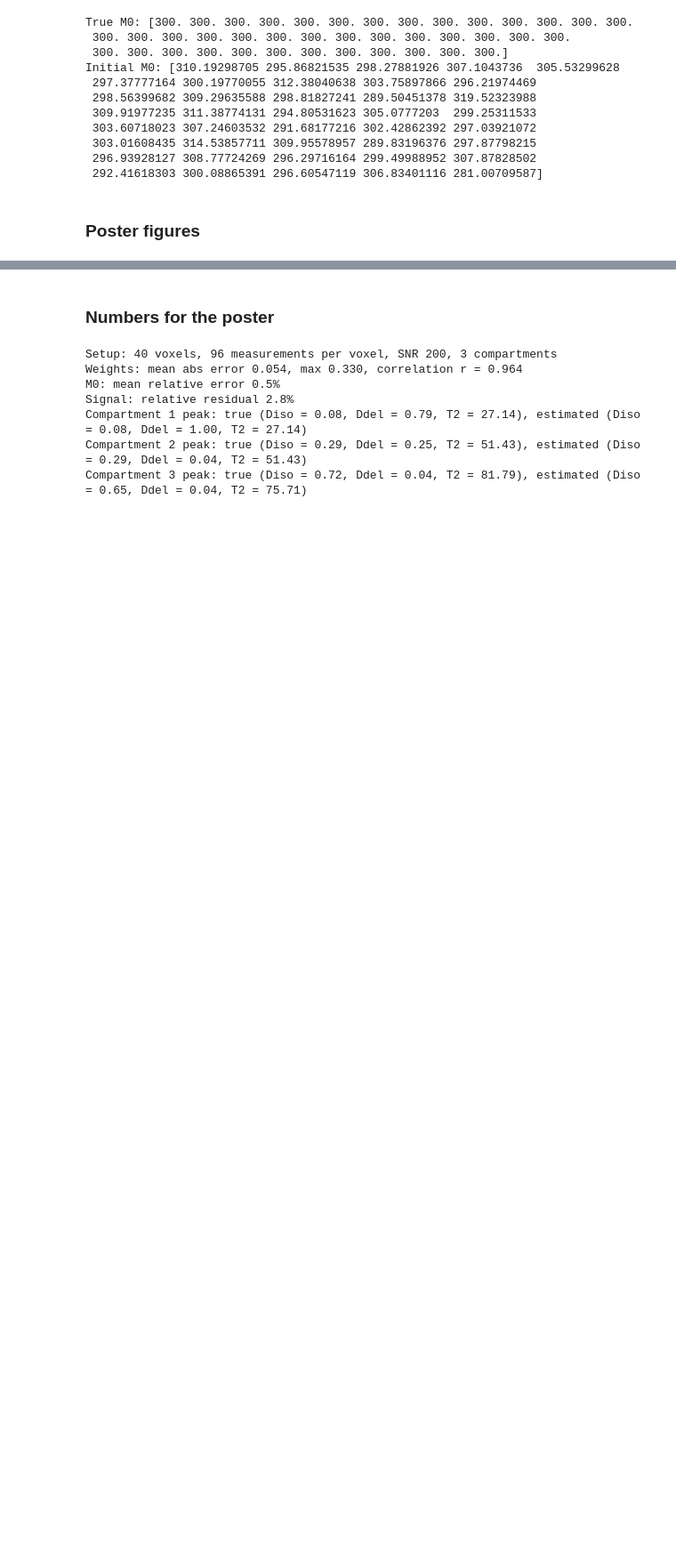
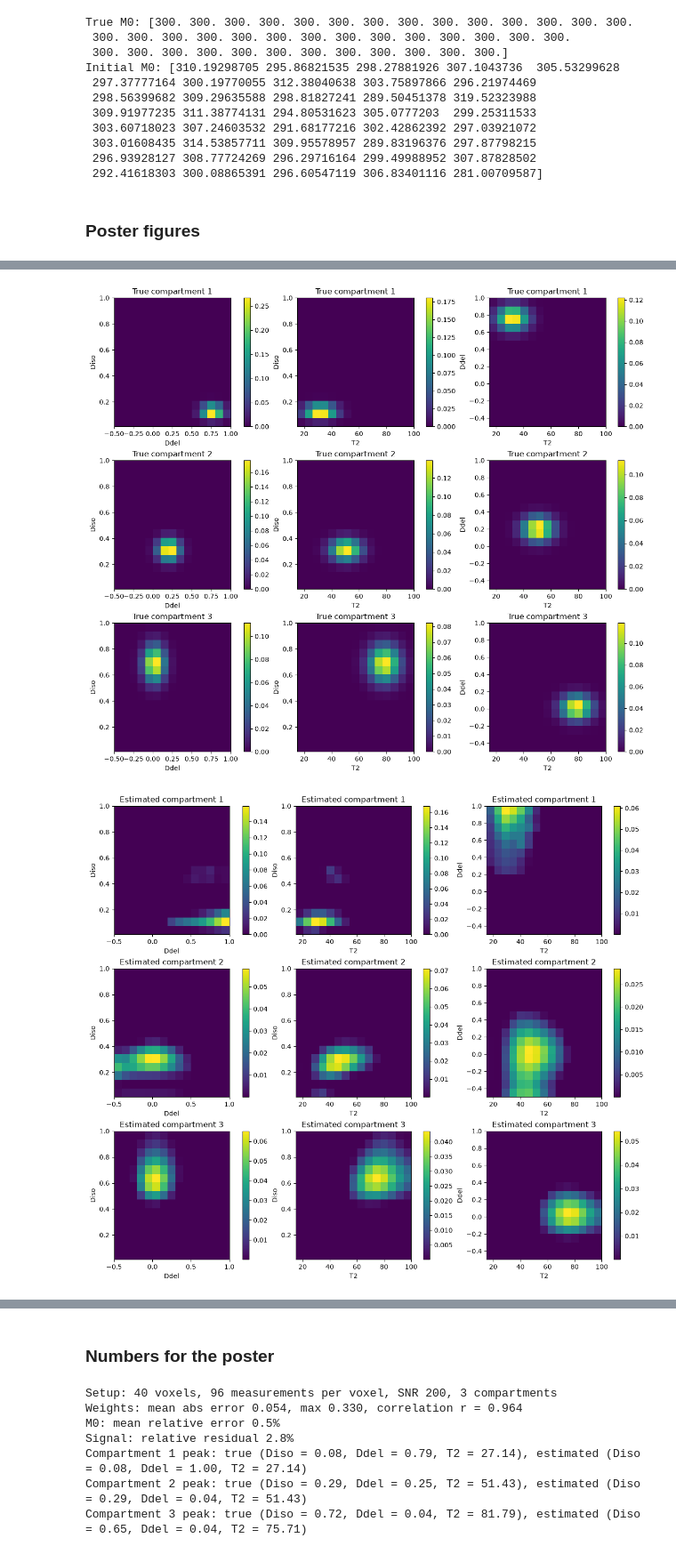
Before and after one commit to mariabrad/bayesCode, a Jupyter notebook: notebooks/maria-tests-simulation_for_new_model.ipynb, the cells around one changed output, grey strips where cells are left out. Shown at 89% size. Saved outputs shown, nothing was run; the diff lists cells and outputs as text; code cells hidden in the pictures; blank space fills up the shorter version.

```diff
--- a/notebooks/maria-tests-simulation_for_new_model.ipynb
+++ b/notebooks/maria-tests-simulation_for_new_model.ipynb
@@ -113,7 +115,7 @@ W_est_p, M0_est_p, C_est_p, alpha_est_p, sigma2_est_p, lam_est_p, losses_p, fit_
         Y, U, s, Vmat,
         C0, M0_init,
         K=K,
-        n_iter=20,                   # same as real data (was 300)
+        n_iter=1000,                   # same as real data (was 300)
         sigma2=np.mean((Y - (U @ project_C_to_C_small(C0, s, Vmat) @ W0) * M0_init) ** 2),  # from the residual, same as real data
         lam=1e-2,                      # same as real data (was 1e-8)
         W=W0,
@@ -163,0 +178,2 @@ iter 0: loss=1913.7009, fit_err=15839.046846, sigma2=4.124752
+[figure, added]
+[figure, added]
```
Also changed, not shown: parts of 4 cells of this notebook, 2 other files.
